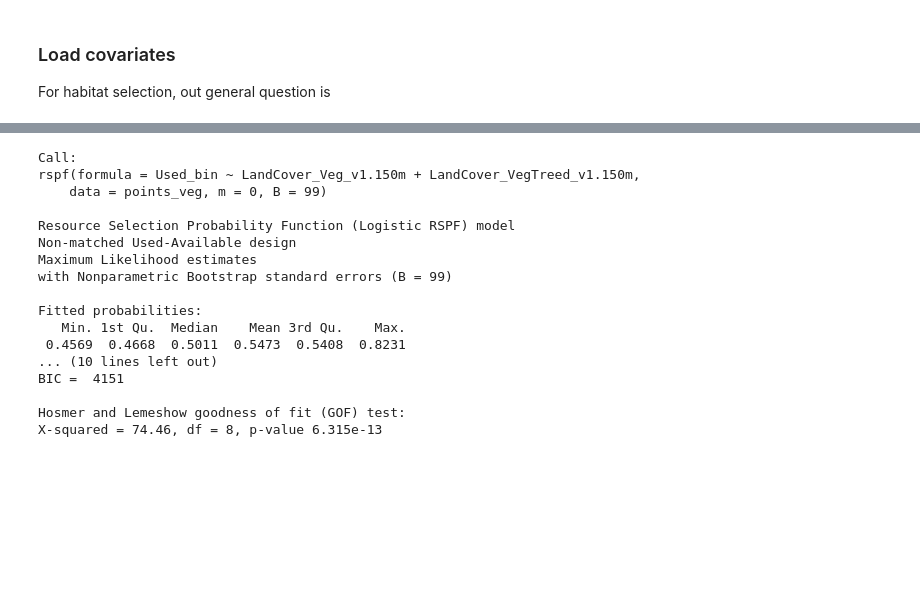
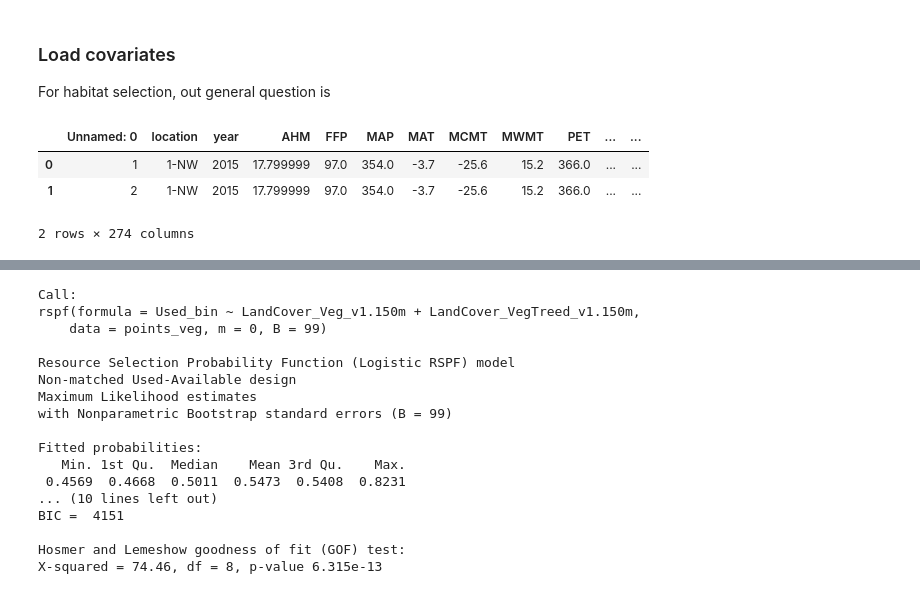
Before and after one commit to IsabelleLebTay/ruffed-grouse-habitat-selection-function, a Jupyter notebook: Resource Selection/ResourceSelection.ipynb, the cells around one changed output, grey strips where cells are left out. Saved outputs shown, nothing was run; the diff lists cells and outputs as text; code cells hidden in the pictures; blank space fills up the shorter version.

```diff
--- a/Resource Selection/ResourceSelection.ipynb
+++ b/Resource Selection/ResourceSelection.ipynb
@@ -152 +161,8 @@ Beaudoin_veg = Beaudoin[['location', 'LandCover_Veg_v1.150m', 'LandCover_VegTree
+# %%
+disturbance_covariate.head(2)
+# %% [output]
+|  | Unnamed: 0 | location | year | AHM | FFP | MAP | MAT | MCMT | MWMT | PET | ... | ... |
+| 0 | 1 | 1-NW | 2015 | 17.799999 | 97.0 | 354.0 | -3.7 | -25.6 | 15.2 | 366.0 | ... | ... |
+| 1 | 2 | 1-NW | 2015 | 17.799999 | 97.0 | 354.0 | -3.7 | -25.6 | 15.2 | 366.0 | ... | ... |
+2 rows × 274 columns
 # %%
```
Also changed, not shown: parts of 19 cells of this notebook.
